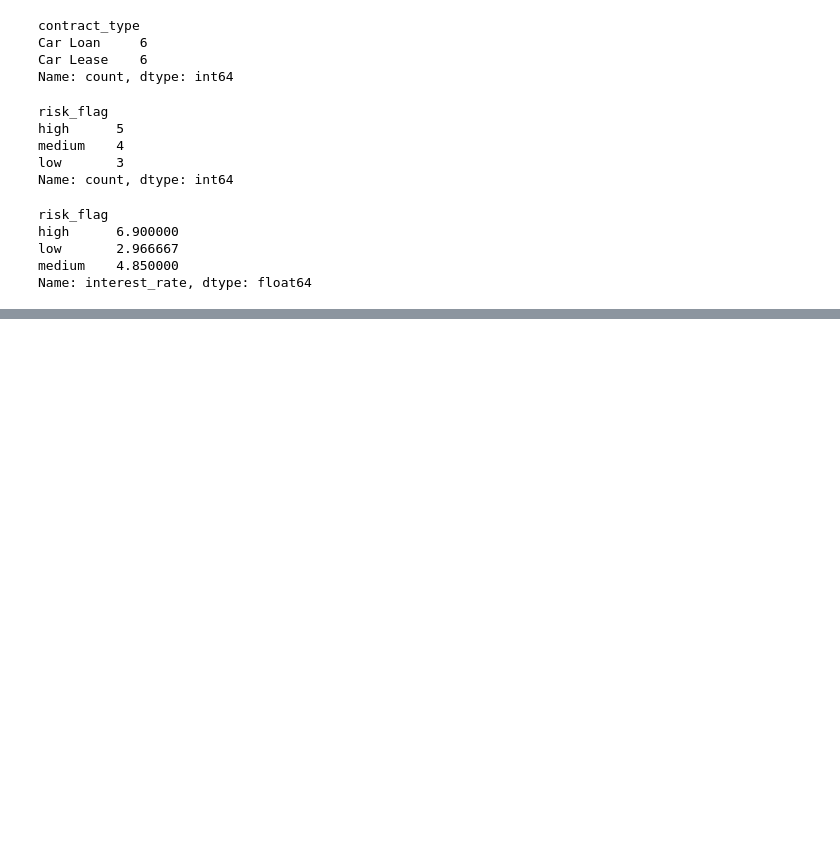
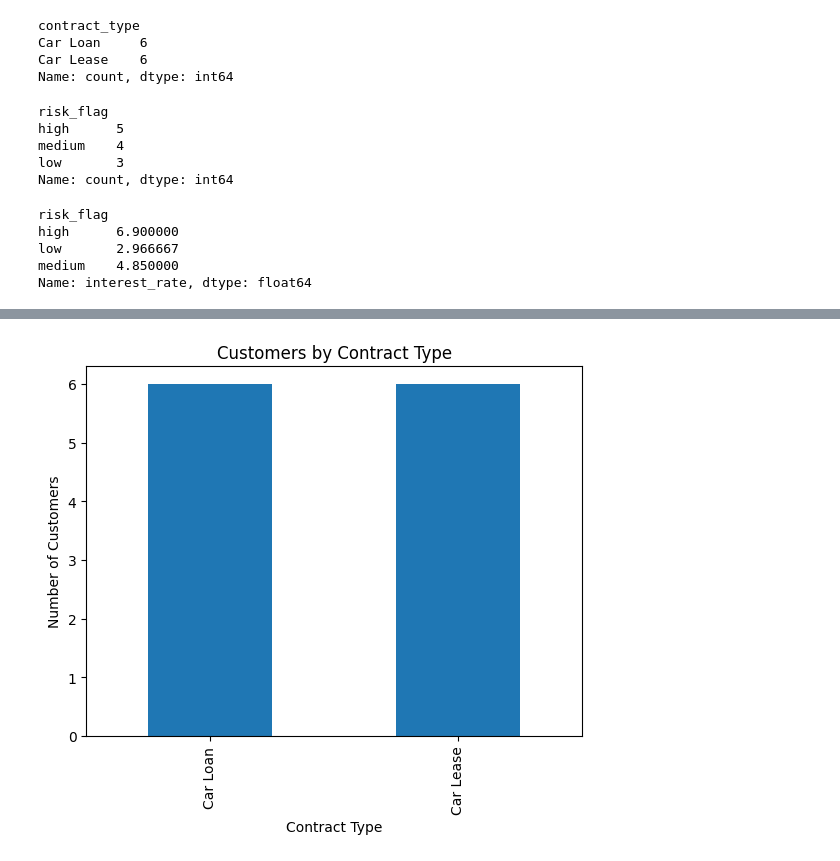
Before and after one commit to springboardmentor74219x/infosys-carlease-contract-ai-group2, a Jupyter notebook: notebook/contract_analysis.ipynb, the cells around one changed output, grey strips where cells are left out. Drawn from its saved outputs; the diff is of its cells as text; code cells hidden in the pictures; blank space fills up the shorter version.

Commit message:
Completed Week-2 Data Analysis Assignment

```diff
--- a/notebook/contract_analysis.ipynb
+++ b/notebook/contract_analysis.ipynb
@@ -50,0 +93,7 @@ Name: interest_rate, dtype: float64
+# %%
+import pandas as pd
+import matplotlib.pyplot as plt
+
+df = pd.read_csv(r"C:\Users\DELL\Downloads\infosys-carlease-contract-ai-group2-main\infosys-carlease-contract-ai-group2\data\sample.csv")
+
+df.head()
@@ -50,0 +107,8 @@ Name: interest_rate, dtype: float64
+# %%
+df['contract_type'].value_counts().plot(kind='bar')
+plt.xlabel('Contract Type')
+plt.ylabel('Number of Customers')
+plt.title('Customers by Contract Type')
+plt.show()
+# %% [output]
+[figure, added]
```
Also changed, not shown: parts of 7 cells of this notebook.
